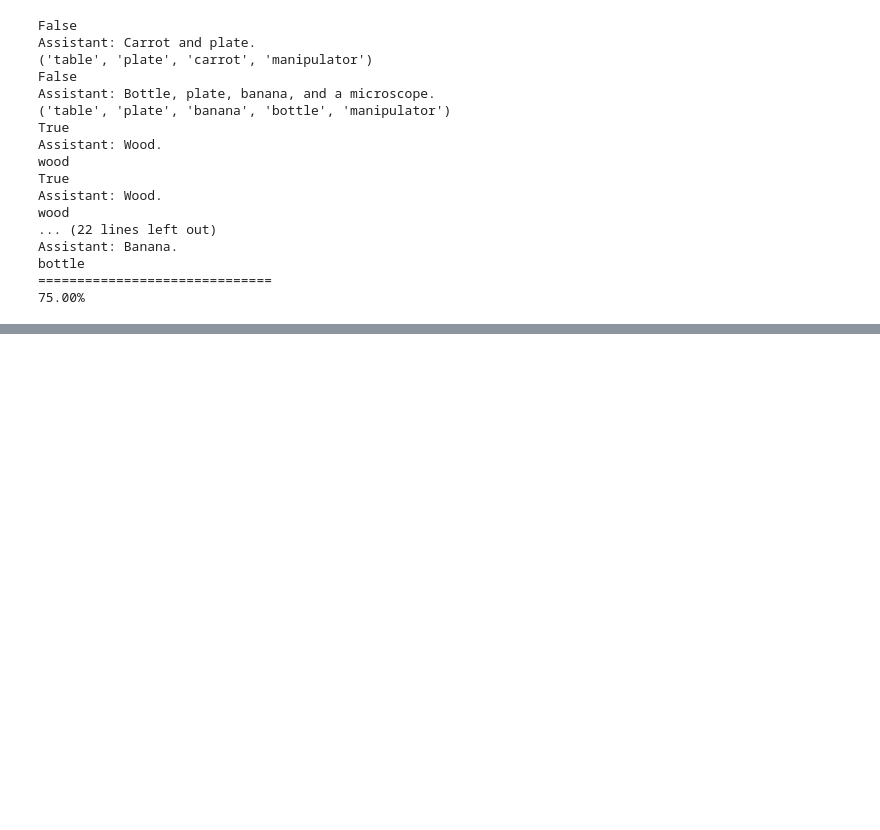
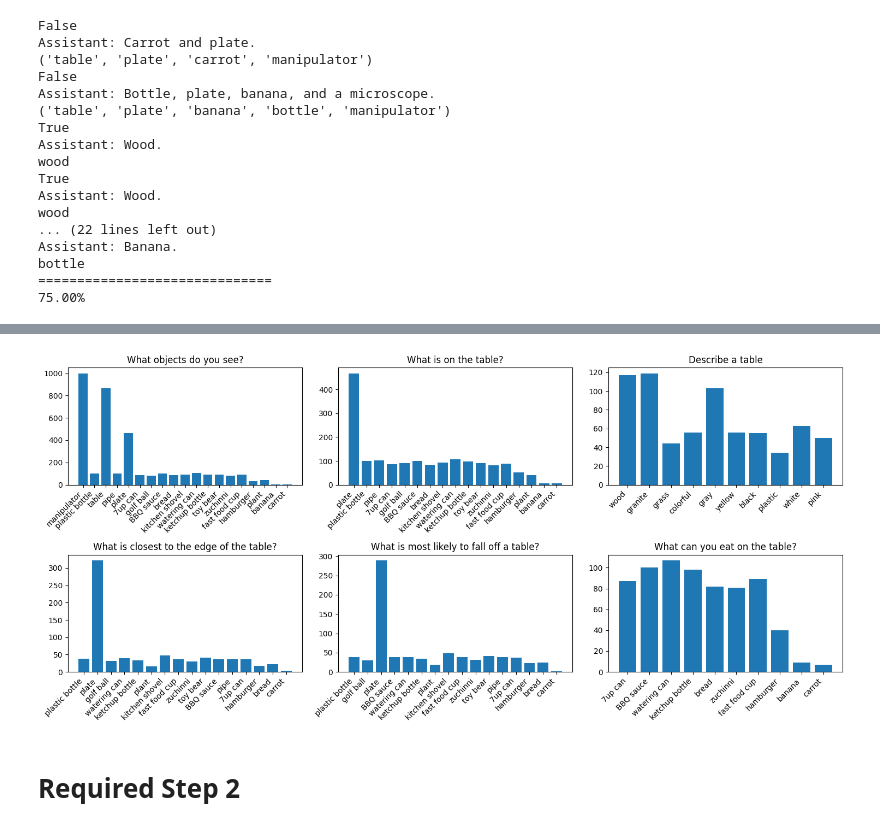
Before and after one commit to jezvgg/RL4VLA, a Jupyter notebook: main.ipynb, the cells around one changed output, grey strips where cells are left out. Cells and saved outputs as stored; diff of their text form; code cells hidden in the pictures; blank space fills up the shorter version.

Commit message:
Required Step 2 Done

```diff
--- a/main.ipynb
+++ b/main.ipynb
@@ -355,0 +369,11 @@ bottle
+# %%
+import torch
+from transformers import AutoProcessor, AutoModelForImageTextToText
+
+DEVICE = "cuda" if torch.cuda.is_available() else "cpu"
+
+processor = AutoProcessor.from_pretrained("HuggingFaceTB/SmolVLM-Instruct")
+model = AutoModelForImageTextToText.from_pretrained(
+    "HuggingFaceTB/SmolVLM-Instruct",
+    torch_dtype=torch.bfloat16
+).to(DEVICE)
@@ -355,0 +395,9 @@ bottle
+# %%
+task_questions = [
+    'What objects do you see?',
+    'Describe a table',
+    'What is on the table?',
+    'What can you eat on the table?',
+    'What is closest to the edge of the table?',
+    'What is most likely to fall off a table?'
+]
@@ -355,0 +608,19 @@ bottle
+# %%
+import matplotlib.pyplot as plt
+
+plt.figure(figsize=(15, 7))
+
+for i in range(2):
+    for j in range(3):
+        plt.subplot(2, 3, i*3+(j+1))
+        question = list(objects_stats.keys())[i*3+j]
+        plt.title(question)
+        plt.xticks(rotation=45, ha='right')
+        if not list(objects_stats[question].values()): continue
+        plt.bar(objects_stats[question].keys(), objects_stats[question].values())
+plt.tight_layout()
+plt.show();
+# %% [output]
+[figure, added]
+# %% [markdown]
+# Required Step 2
```
Also changed, not shown: parts of 23 cells of this notebook.
